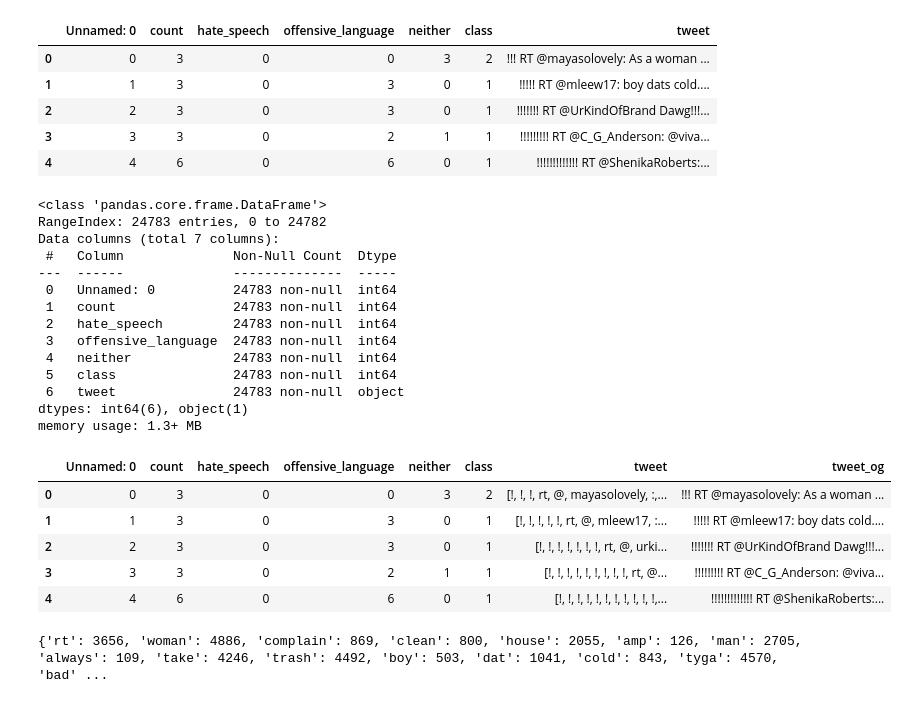
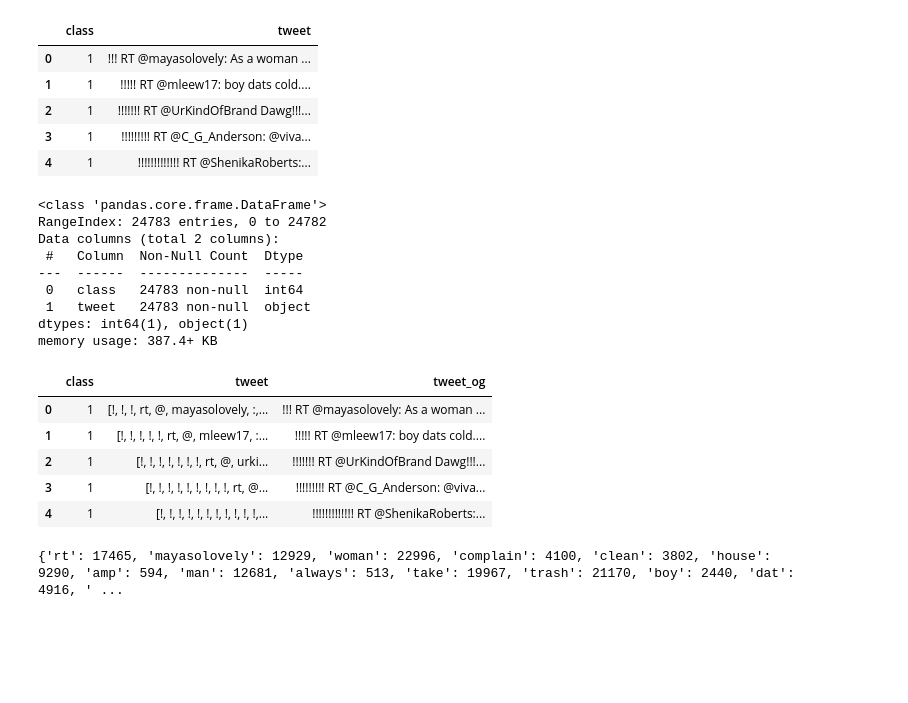
Before and after one commit to hwalters361/CS158_Project, a Jupyter notebook: hatespeech_SVM.ipynb, the cells around one changed output. Drawn from its saved outputs; the diff is of its cells as text; code cells hidden in the pictures; blank space fills up the shorter version.

```diff
--- a/hatespeech_SVM.ipynb
+++ b/hatespeech_SVM.ipynb
@@ -41,11 +38,8 @@ df = pd.read_csv(data)
-# %%
-np.random.seed(500)
-Corpus = pd.read_csv(data,encoding='latin-1')
-Corpus.head()
-# %% [output]
-|  | Unnamed: 0 | count | hate_speech | offensive_language | neither | class | tweet |
-| 0 | 0 | 3 | 0 | 0 | 3 | 2 | !!! RT @mayasolovely: As a woman ... |
-| 1 | 1 | 3 | 0 | 3 | 0 | 1 | !!!!! RT @mleew17: boy dats cold.... |
-| 2 | 2 | 3 | 0 | 3 | 0 | 1 | !!!!!!! RT @UrKindOfBrand Dawg!!!... |
-| 3 | 3 | 3 | 0 | 2 | 1 | 1 | !!!!!!!!! RT @C_G_Anderson: @viva... |
-| 4 | 4 | 6 | 0 | 6 | 0 | 1 | !!!!!!!!!!!!! RT @ShenikaRoberts:... |
+# %%
+# read in & format data
+data = 'hatespeech_dataset.csv'
+
+df = pd.read_csv(data)
+df=df[['class', 'tweet']]
+
+df['class'] = df['class'].replace({2: 1, 0: 0, 1: 1})
@@ -52,44 +76,49 @@ Corpus.head()
+# %%
+np.random.seed(2)
+df.head()
+# %% [output]
+|  | class | tweet |
+| 0 | 1 | !!! RT @mayasolovely: As a woman ... |
+| 1 | 1 | !!!!! RT @mleew17: boy dats cold.... |
+| 2 | 1 | !!!!!!! RT @UrKindOfBrand Dawg!!!... |
+| 3 | 1 | !!!!!!!!! RT @C_G_Anderson: @viva... |
+| 4 | 1 | !!!!!!!!!!!!! RT @ShenikaRoberts:... |
 # %%
-Corpus.info()
+df.info()
 # %% [output]
 <class 'pandas.core.frame.DataFrame'>
 RangeIndex: 24783 entries, 0 to 24782
-Data columns (total 7 columns):
- #   Column              Non-Null Count  Dtype
----  ------              --------------  -----
- 0   Unnamed: 0          24783 non-null  int64
- 1   count               24783 non-null  int64
- 2   hate_speech         24783 non-null  int64
- 3   offensive_language  24783 non-null  int64
- 4   neither             24783 non-null  int64
- 5   class               24783 non-null  int64
- 6   tweet               24783 non-null  object
-dtypes: int64(6), object(1)
-memory usage: 1.3+ MB
+Data columns (total 2 columns):
+ #   Column  Non-Null Count  Dtype
+---  ------  --------------  -----
+ 0   class   24783 non-null  int64
+ 1   tweet   24783 non-null  object
+dtypes: int64(1), object(1)
+memory usage: 387.4+ KB
 # %%
 # 1. Removing Blank Spaces
-Corpus['tweet'].dropna(inplace=True)
+df['tweet'].dropna(inplace=True)
 # %%
 # 2. Changing all text to lowercase
-Corpus['tweet_og'] = Corpus['tweet']
-Corpus['tweet'] = [entry.lower() for entry in Corpus['tweet']]
+df['tweet_og'] = df['tweet']
+df['tweet'] = [entry.lower() for entry in df['tweet']]
 # %%
 # 3. Tokenization-In this each entry in the corpus will be broken into set of words
-Corpus['tweet']= [word_tokenize(entry) for entry in Corpus['tweet']]
+df['tweet']= [word_tokenize(entry) for entry in df['tweet']]
 # %%
 # 4. Remove Stop words, Non-Numeric and perfoming Word Stemming/Lemmenting.
 # WordNetLemmatizer requires Pos tags to understand if the word is noun or verb or adjective etc. By default it is set to Noun
 tag_map = defaultdict(lambda : wn.NOUN)
 tag_map['J'] = wn.ADJ
 tag_map['V'] = wn.VERB
 tag_map['R'] = wn.ADV
 
-Corpus.head()
+df.head()
 # %% [output]
-|  | Unnamed: 0 | count | hate_speech | offensive_language | neither | class | tweet | tweet_og |
-| 0 | 0 | 3 | 0 | 0 | 3 | 2 | [!, !, !, rt, @, mayasolovely, :,... | !!! RT @mayasolovely: As a woman ... |
-| 1 | 1 | 3 | 0 | 3 | 0 | 1 | [!, !, !, !, !, rt, @, mleew17, :... | !!!!! RT @mleew17: boy dats cold.... |
-| 2 | 2 | 3 | 0 | 3 | 0 | 1 | [!, !, !, !, !, !, !, rt, @, urki... | !!!!!!! RT @UrKindOfBrand Dawg!!!... |
-| 3 | 3 | 3 | 0 | 2 | 1 | 1 | [!, !, !, !, !, !, !, !, !, rt, @... | !!!!!!!!! RT @C_G_Anderson: @viva... |
-| 4 | 4 | 6 | 0 | 6 | 0 | 1 | [!, !, !, !, !, !, !, !, !, !, !,... | !!!!!!!!!!!!! RT @ShenikaRoberts:... |
+|  | class | tweet | tweet_og |
+| 0 | 1 | [!, !, !, rt, @, mayasolovely, :,... | !!! RT @mayasolovely: As a woman ... |
+| 1 | 1 | [!, !, !, !, !, rt, @, mleew17, :... | !!!!! RT @mleew17: boy dats cold.... |
+| 2 | 1 | [!, !, !, !, !, !, !, rt, @, urki... | !!!!!!! RT @UrKindOfBrand Dawg!!!... |
+| 3 | 1 | [!, !, !, !, !, !, !, !, !, rt, @... | !!!!!!!!! RT @C_G_Anderson: @viva... |
+| 4 | 1 | [!, !, !, !, !, !, !, !, !, !, !,... | !!!!!!!!!!!!! RT @ShenikaRoberts:... |
 # %%
@@ -117,14 +146,14 @@ Encoder = LabelEncoder()
 Train_Y = Encoder.fit_transform(Train_Y)
 Test_Y = Encoder.fit_transform(Test_Y)
 # %%
-Tfidf_vect = TfidfVectorizer(max_features=5000)
-Tfidf_vect.fit(Corpus['tweet_processed'])
+Tfidf_vect = TfidfVectorizer()
+Tfidf_vect.fit(df['tweet_processed'])
 Train_X_Tfidf = Tfidf_vect.transform(Train_X)
 Test_X_Tfidf = Tfidf_vect.transform(Test_X)
 
 print(Tfidf_vect.vocabulary_)
 # %% [output]
-{'rt': 3656, 'woman': 4886, 'complain': 869, 'clean': 800, 'house': 2055, 'amp': 126, 'man': 2705, 'always': 109, 'take': 4246, 'trash': 4492, 'boy': 503, 'dat': 1041, 'cold': 843, 'tyga': 4570, 'bad' ...
+{'rt': 17465, 'mayasolovely': 12929, 'woman': 22996, 'complain': 4100, 'clean': 3802, 'house': 9290, 'amp': 594, 'man': 12681, 'always': 513, 'take': 19967, 'trash': 21170, 'boy': 2440, 'dat': 4916, ' ...
 # %%
 print(Train_X_Tfidf)
 # %% [output]
```
Also changed, not shown: parts of 15 cells of this notebook.
